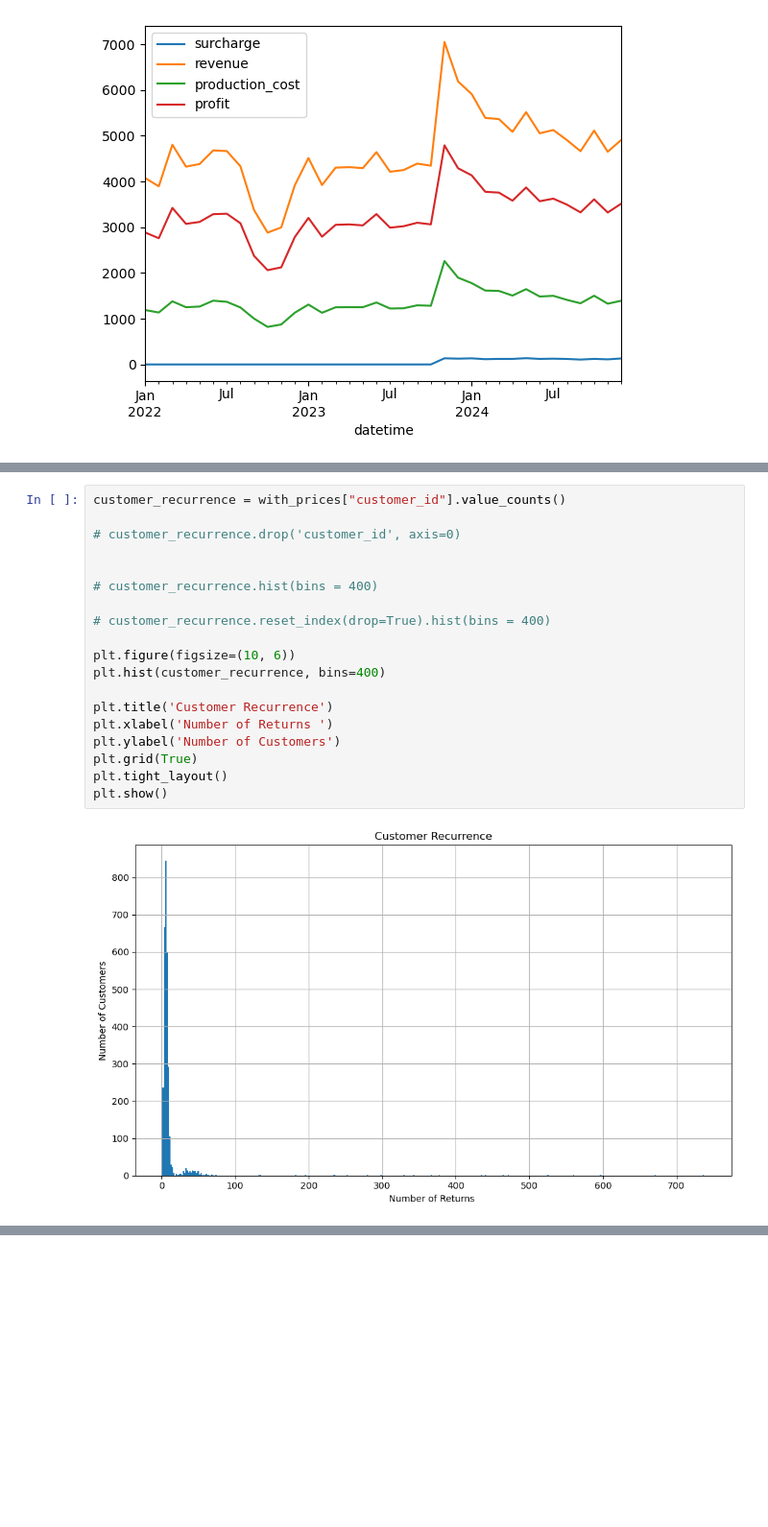
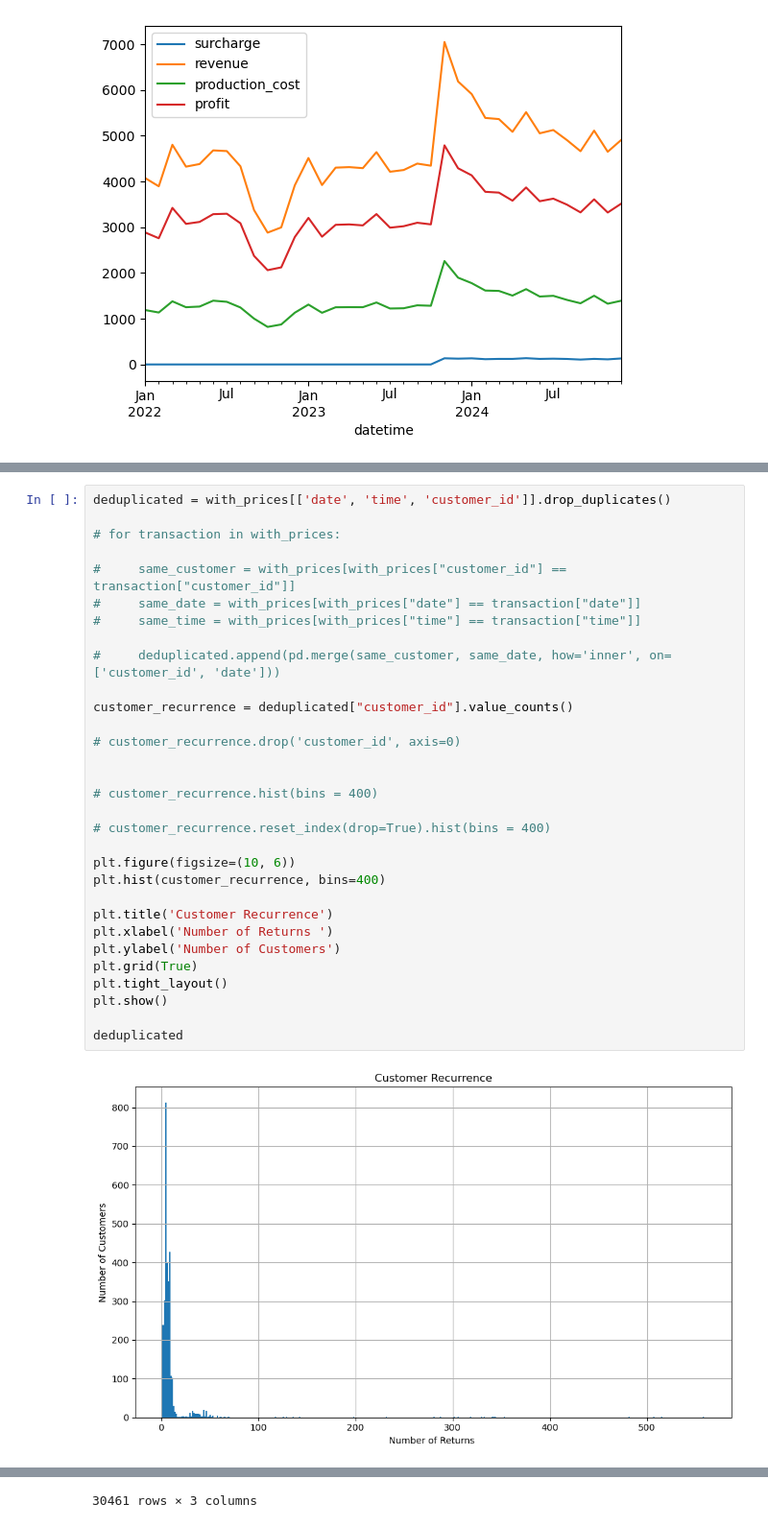
Before and after one commit to randomOnomatopoeia/Datathon, a Jupyter notebook: test.ipynb, the cells around one changed output, grey strips where cells are left out. Shown at 96% size. Drawn from its saved outputs; the diff is of its cells as text; blank space fills up the shorter version.

Commit message:
deduplicate frequency graph

```diff
--- a/test.ipynb
+++ b/test.ipynb
@@ -96,21 +109,33 @@ monthly_averaged_items.plot()
 # %%
-customer_recurrence = with_prices["customer_id"].value_counts()
+deduplicated = with_prices[['date', 'time', 'customer_id']].drop_duplicates()
+
+# for transaction in with_prices:
+
+#     same_customer = with_prices[with_prices["customer_id"] == transaction["customer_id"]]
+#     same_date = with_prices[with_prices["date"] == transaction["date"]]
+#     same_time = with_prices[with_prices["time"] == transaction["time"]]
+
+#     deduplicated.append(pd.merge(same_customer, same_date, how='inner', on=['customer_id', 'date']))
+
+customer_recurrence = deduplicated["customer_id"].value_counts()
 
 # customer_recurrence.drop('customer_id', axis=0)
 
 
 # customer_recurrence.hist(bins = 400)
 
 # customer_recurrence.reset_index(drop=True).hist(bins = 400)
 
 plt.figure(figsize=(10, 6))
 plt.hist(customer_recurrence, bins=400)
 
 plt.title('Customer Recurrence')
 plt.xlabel('Number of Returns ')
 plt.ylabel('Number of Customers')
 plt.grid(True)
 plt.tight_layout()
 plt.show()
+
+deduplicated
 # %% [output]
-[figure, old version]
+[figure, new version]
@@ -116,0 +154 @@ plt.show()
+30461 rows × 3 columns
```
Also changed, not shown: parts of 3 cells of this notebook.
